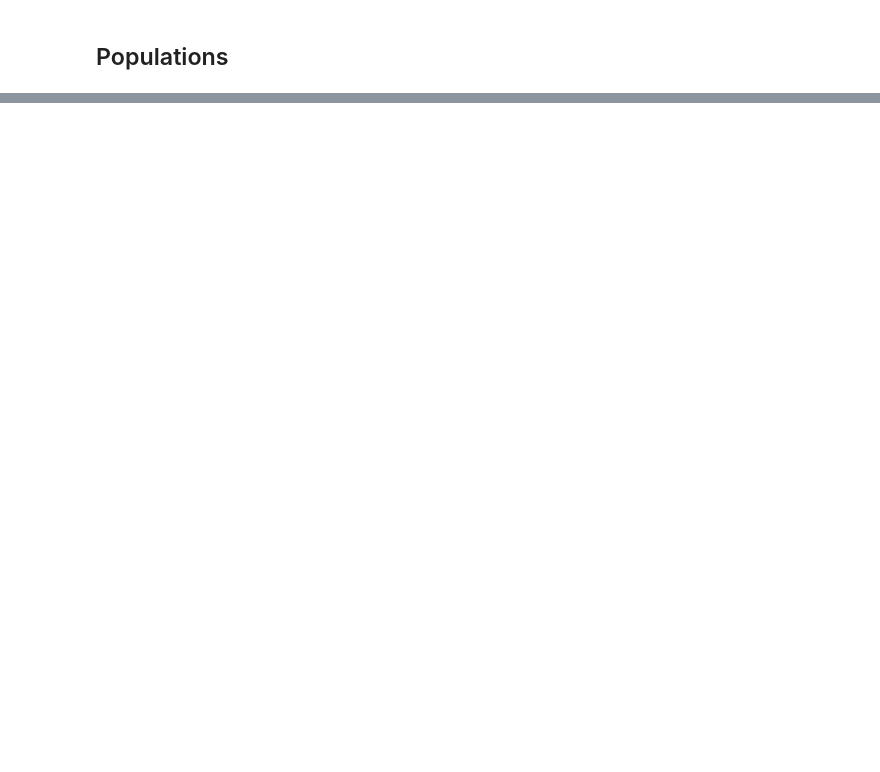
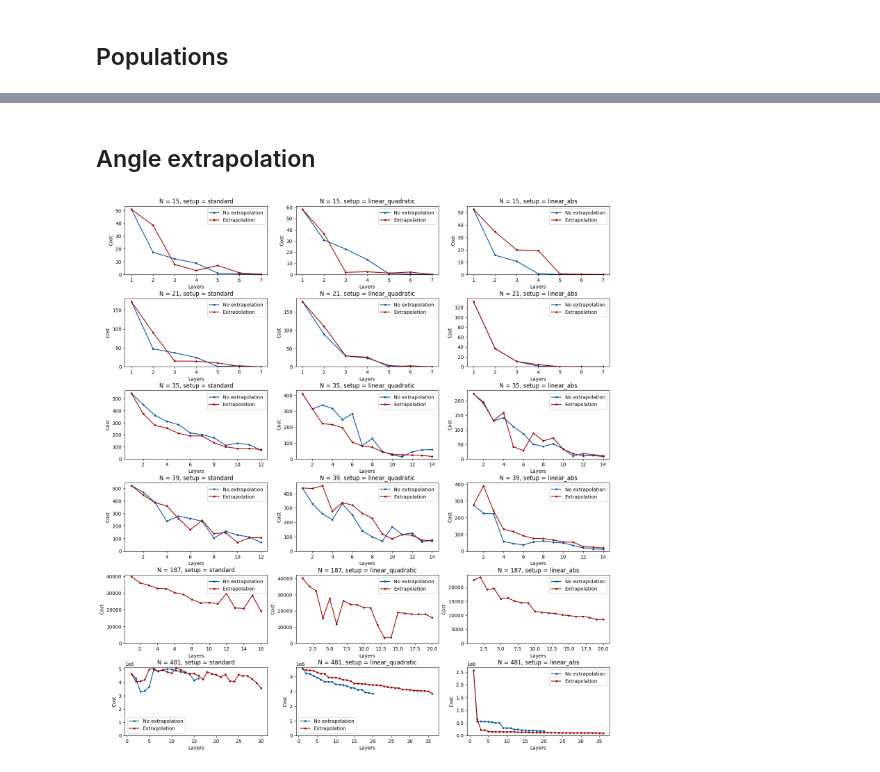
Before and after one commit to fpllcr/master-thesis, a Jupyter notebook: qaoa_factorization/notebooks/analysis.ipynb, the cells around one changed output, grey strips where cells are left out. Cells and saved outputs as stored; diff of their text form; code cells hidden in the pictures; blank space fills up the shorter version.

```diff
--- a/qaoa_factorization/notebooks/analysis.ipynb
+++ b/qaoa_factorization/notebooks/analysis.ipynb
@@ -246,0 +251,2 @@ plt.savefig(fig_name, bbox_inches='tight')
+# %% [markdown]
+## Angle extrapolation
@@ -246,0 +290,28 @@ plt.savefig(fig_name, bbox_inches='tight')
+# %%
+extended_qaoa = False
+optimizer = 'BFGS'
+
+fig, axs = plt.subplots(len(Ns), len(setups), figsize=(6*len(setups), 3.3*len(Ns)))
+fig.subplots_adjust(hspace=0.35, wspace=0.2)
+
+for i, N in enumerate(Ns):
+    df_N = experiment_results_agg[
+        (experiment_results_agg.N == N)
+        & (experiment_results_agg.extended_qaoa == extended_qaoa)
+        & (experiment_results_agg.optimizer == optimizer)]
+    for k, setup in enumerate(setups):
+        for j, extrapolation in enumerate([False, True]):
+            label = 'Extrapolation' if extrapolation else 'No extrapolation'
+            df = df_N[(df_N.setup == setup) & (df_N.angle_extrapolation == extrapolation)].copy()
+            if setup == 'linear_abs':
+                df['cost_median'] = np.power(df['cost_median'], 2)
+            axs[i,k].plot('layers', 'cost_median', data=df, marker='.', color=plot_colors[j+1][0], label=label)
+
+        axs[i,k].set_ylabel('Cost')
+        axs[i,k].set_title(f'N = {N}, setup = {setup}')
+        axs[i,k].set_xlabel('Layers');
+        axs[i,k].set_ylim(0);
+
+        axs[i,k].legend(loc='best');
+# %% [output]
+[figure, added]
```
Also changed, not shown: parts of 9 cells of this notebook, 39 other files.
